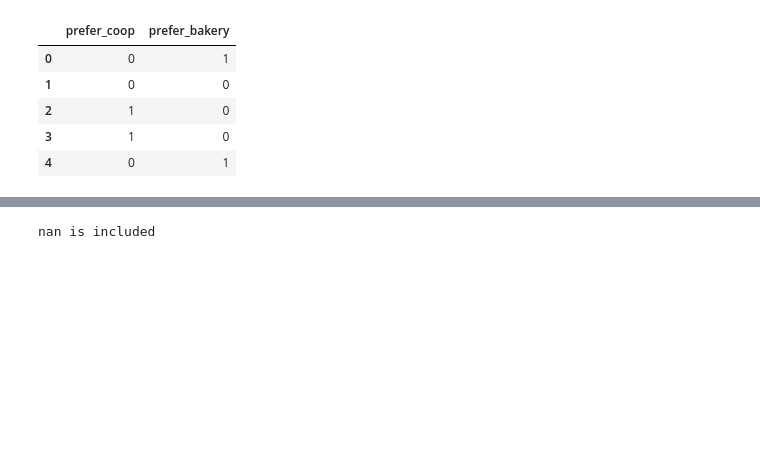
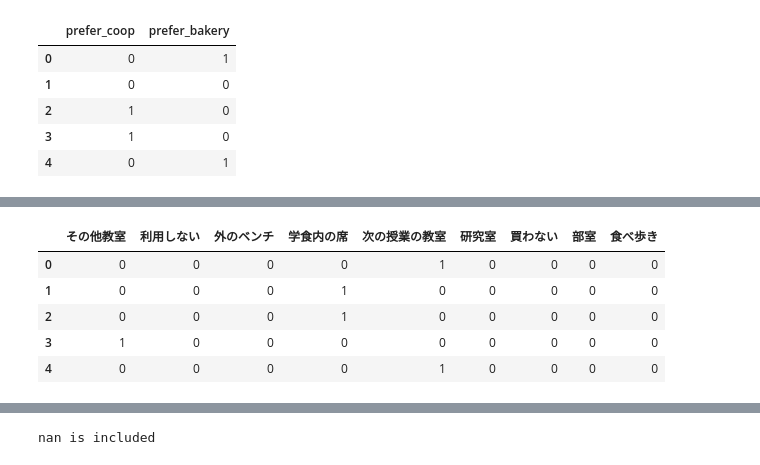
Before and after one commit to ohata-y/coop_iot, a Jupyter notebook: main.ipynb, the cells around one changed output, grey strips where cells are left out. Saved outputs shown, nothing was run; the diff lists cells and outputs as text; code cells hidden in the pictures; blank space fills up the shorter version.

```diff
--- a/main.ipynb
+++ b/main.ipynb
@@ -688,0 +839,10 @@ print(set(df2["where_to_eat_b"]))
+# %%
+df_tmp = pd.get_dummies(df2["where_to_eat_b"], dtype=int)
+df_tmp.head()
+# %% [output]
+|  | その他教室 | 利用しない | 外のベンチ | 学食内の席 | 次の授業の教室 | 研究室 | 買わない | 部室 | 食べ歩き |
+| 0 | 0 | 0 | 0 | 0 | 1 | 0 | 0 | 0 | 0 |
+| 1 | 0 | 0 | 0 | 1 | 0 | 0 | 0 | 0 | 0 |
+| 2 | 0 | 0 | 0 | 1 | 0 | 0 | 0 | 0 | 0 |
+| 3 | 1 | 0 | 0 | 0 | 0 | 0 | 0 | 0 | 0 |
+| 4 | 0 | 0 | 0 | 0 | 1 | 0 | 0 | 0 | 0 |
```
Also changed, not shown: parts of 59 cells of this notebook.
